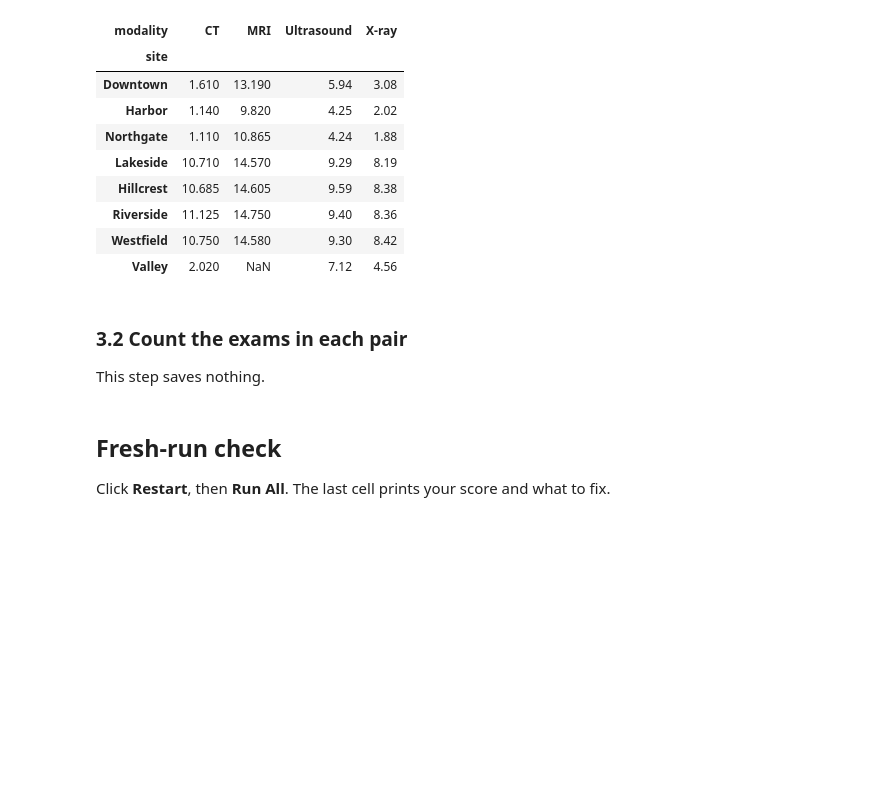
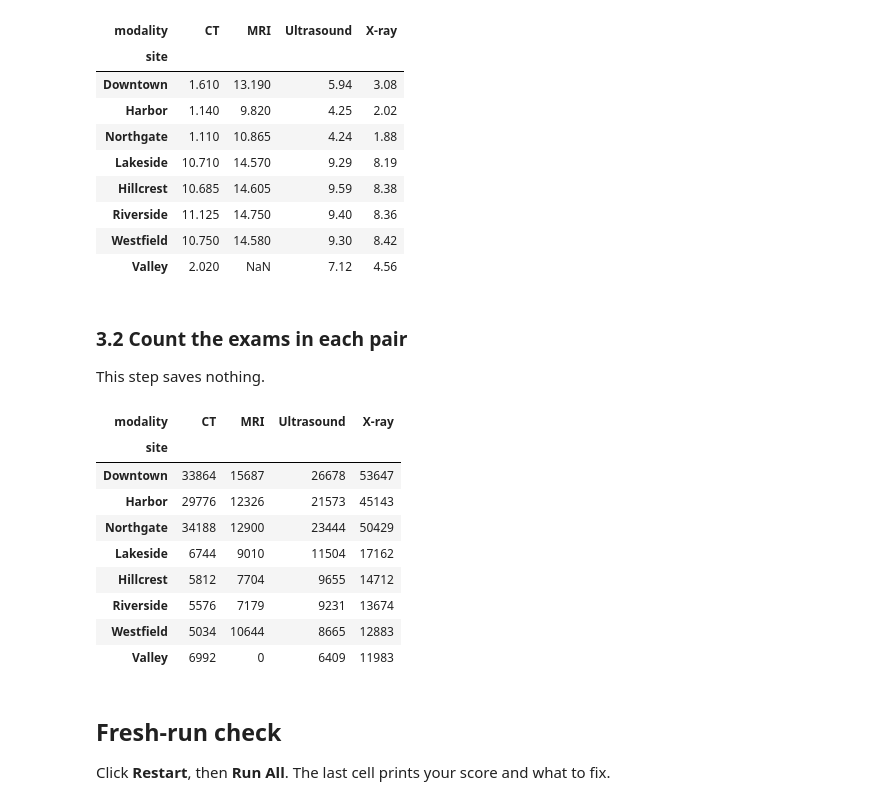
Before and after one commit to yunjin-lim/ds217-26f-08, a Jupyter notebook: assignment.ipynb, the cells around one changed output. Saved outputs shown, nothing was run; the diff lists cells and outputs as text; code cells hidden in the pictures; blank space fills up the shorter version.

```diff
--- a/assignment.ipynb
+++ b/assignment.ipynb
@@ -479,8 +366,20 @@ empty cells: 1
 
 This step saves nothing.
 # %%
-exam_counts = None  # TODO (README 3.2): crosstab of exams by site and modality
+# (README 3.2): crosstab of exams by site and modality
+exam_counts = pd.crosstab(exams['site'], exams['modality'])
 exam_counts
+# %% [output]
+| modality | CT | MRI | Ultrasound | X-ray |
+| site |  |  |  |  |
+| Downtown | 33864 | 15687 | 26678 | 53647 |
+| Harbor | 29776 | 12326 | 21573 | 45143 |
+| Northgate | 34188 | 12900 | 23444 | 50429 |
+| Lakeside | 6744 | 9010 | 11504 | 17162 |
+| Hillcrest | 5812 | 7704 | 9655 | 14712 |
+| Riverside | 5576 | 7179 | 9231 | 13674 |
+| Westfield | 5034 | 10644 | 8665 | 12883 |
+| Valley | 6992 | 0 | 6409 | 11983 |
 # %% [markdown]
 ## Fresh-run check
 
```
Also changed, not shown: parts of 8 cells of this notebook.
